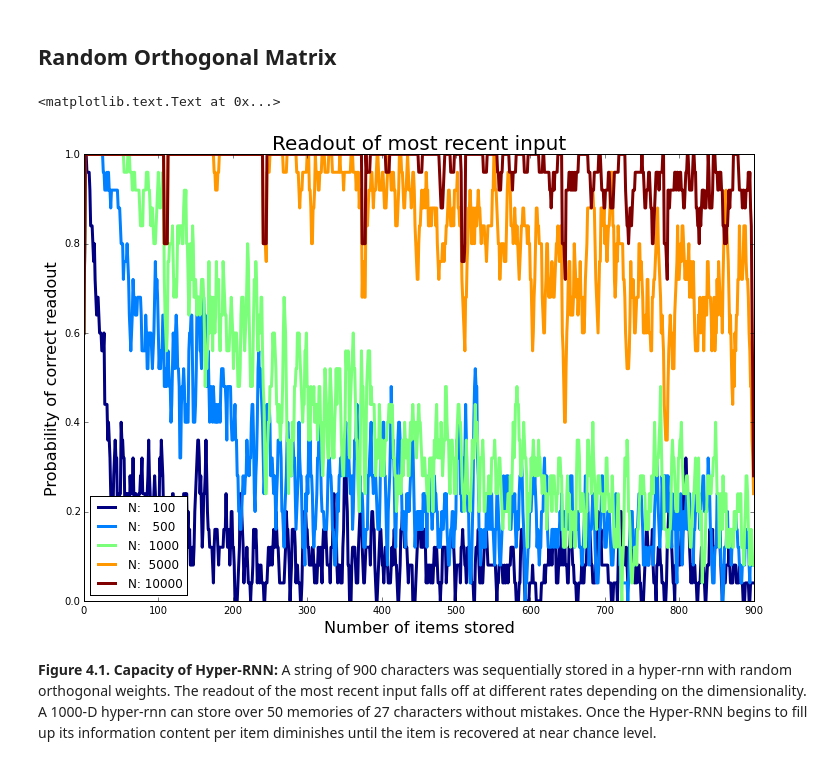
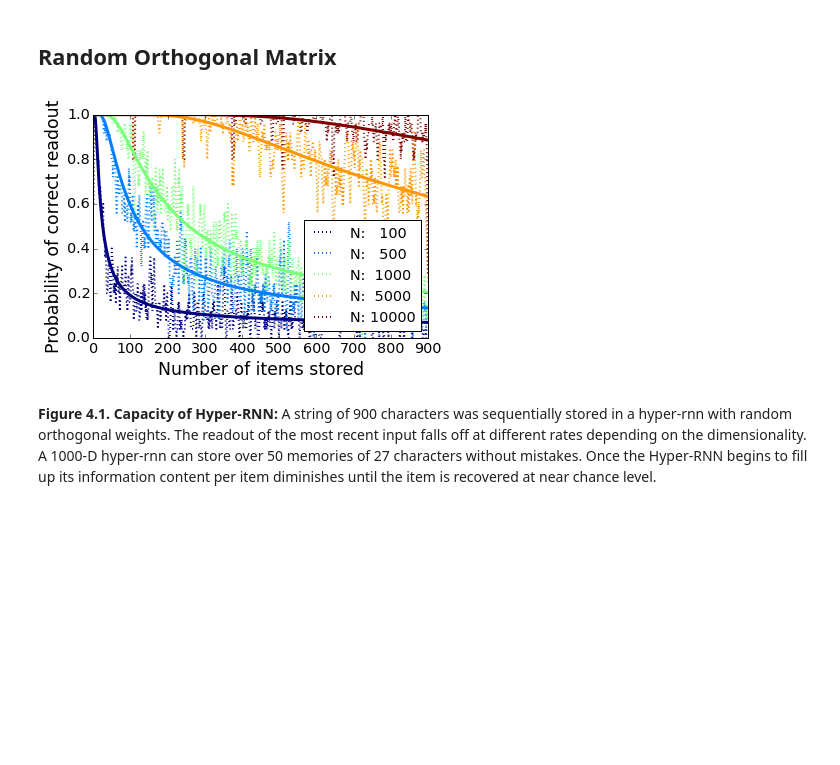
Before and after one commit to epaxon/HDlanguageDetection, a Jupyter notebook: hyperrnn_capacity-all_flavors-160510.ipynb, the cells around one changed output. Drawn from its saved outputs; the diff is of its cells as text; code cells hidden in the pictures; blank space fills up the shorter version.

```diff
--- a/hyperrnn_capacity-all_flavors-160510.ipynb
+++ b/hyperrnn_capacity-all_flavors-160510.ipynb
@@ -391,7 +614,9 @@ def test_capacity_fhrr(N, D, K=5, trials=5e3):
 # %%
 #test_N = [100, 200, 500]
-test_N = [100, 500, 1000, 5000, 10000]
-runs = 5
+#test_N = [100, 500, 1000, 5000, 10000]
+
+test_N = [1000, 2000, 4000, 8000, 16000]
+runs = 15
 
 run_id = []
 run_N = []
@@ -437,7 +805,7 @@ data/hypervector_capacity-fhrr-N=5-r=5-n160510.npz
 # %%
 #test_N = [100, 200, 500]
 test_N = [1000, 2000, 4000, 8000, 16000]
-runs = 5
+runs = 15
 
 run_id = []
 run_N = []
@@ -458,7 +826,7 @@ for r in range(runs):
         lidx_iK_all.append(lidx_iK)
         lidx_fi_all.append(lidx_fi)
 
-filename = 'data/hypervector_capacity-fhrr-N=' + str(len(test_N)) + '-r=' + str(runs) + '-n' + time.strftime('%y%m%d') + '.npz'
+filename = 'data/hypervector_capacity-plate-N=' + str(len(test_N)) + '-r=' + str(runs) + '-n' + time.strftime('%y%m%d') + '.npz'
 print filename
 np.savez(filename, lidx_all=lidx_all, lidx_li_all=lidx_li_all, lidx_iK_all=lidx_iK_all, lidx_fi_all=lidx_fi_all,
         run_id=run_id, run_N=run_N, runs=runs, test_N=test_N)
@@ -483,3 +851,13 @@ data/hypervector_capacity-fhrr-N=5-r=5-n160511.npz
+# %%
+h = np.load('data/hypervector_capacity-plate-N=5-r=15-n160517.npz')
+lidx_all = h['lidx_all']
+lidx_li_all = h['lidx_li_all']
+lidx_iK_all = h['lidx_iK_all']
+lidx_fi_all = h['lidx_fi_all']
+test_N = h['test_N']
+run_id = h['run_id']
+run_N = h['run_N']
+runs = len(unique(run_id))
 # %%
 run_id = np.array(run_id)
 run_N = np.array(run_N)
@@ -629,21 +1032,33 @@ li_mean = li_mean / runs
 iK_mean = iK_mean / runs
 fi_mean = fi_mean / runs
 # %%
-figure(figsize=(12,8))
+figure(figsize=(6,4))
 cm=get_cmap('jet', li_mean.shape[1])
 
 for i in range(li_mean.shape[1]):
     #plot(li_mean[:,i], color=cm(i))
     smoothN = 5
-    plot(np.convolve(li_mean[:,i], np.ones(smoothN)/smoothN, mode='same'), color=cm(i), lw=3, label="N: %5i" % test_N[i])
+    plot(np.convolve(li_mean[:,i], np.ones(smoothN)/smoothN, mode='same'),
+         ':', color=cm(i), lw=2, label="N: %5i" % test_N[i])
 
-legend(loc='lower left');
-title('Readout of most recent input', fontsize=20);
-xlabel('Number of items stored', fontsize=16);
-ylabel('Probability of correct readout', fontsize=16)
+
+M = np.arange(li_mean.shape[0])
+
+for idxN,N in enumerate(test_N):
+    p_correct = p_correct_l(M, N=N, D=len(random_idx.alphabet))
+    plot(M, p_correct, color=cm(idxN),lw=3)
+
+
+legend(loc='lower right');
+#title('Readout of most recent input', fontsize=20);
+xlabel('Number of items stored');
+ylabel('Probability of correct readout')
+
+
+savefig('figures/letter_capacity-random_unitary-n' + time.strftime('%y%m%d') + '.png', format='png', transparent=True)
+savefig('figures/letter_capacity-random_unitary-n' + time.strftime('%y%m%d') + '.eps', format='eps', transparent=True)
 # %% [output]
-<matplotlib.text.Text at 0x...>
-[figure, old version]
+[figure, new version]
 # %% [markdown]
 **Figure 4.1. Capacity of Hyper-RNN:** A string of 900 characters was sequentially stored in a hyper-rnn with random orthogonal weights. The readout of the most recent input falls off at different rates depending on the dimensionality. A 1000-D hyper-rnn can store over 50 memories of 27 characters without mistakes. Once the Hyper-RNN begins to fill up its information content per item diminishes until the item is recovered at near chance level.
 # %% [markdown]
```
Also changed, not shown: parts of 57 cells of this notebook, 10 other files.
